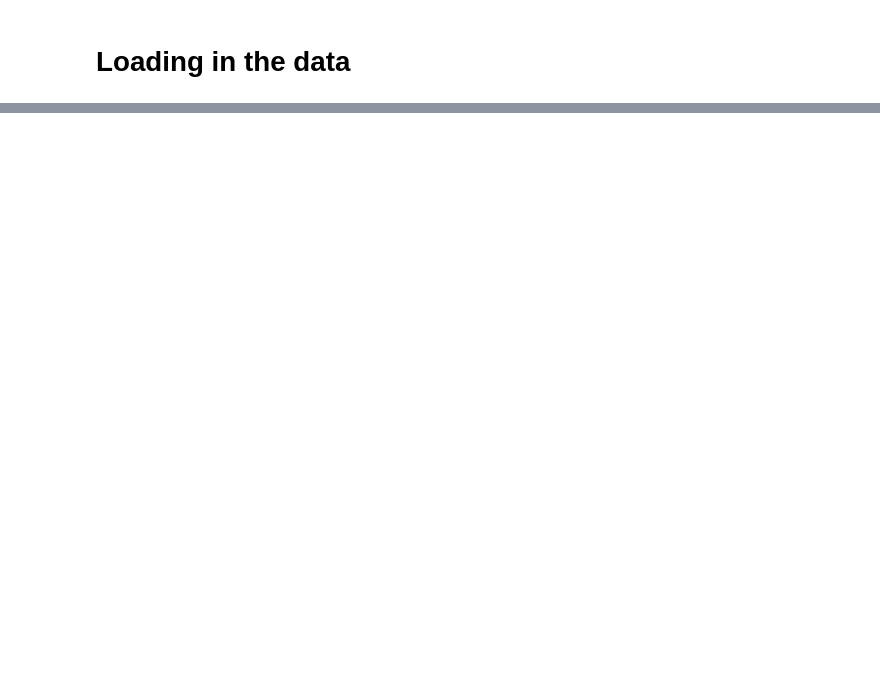
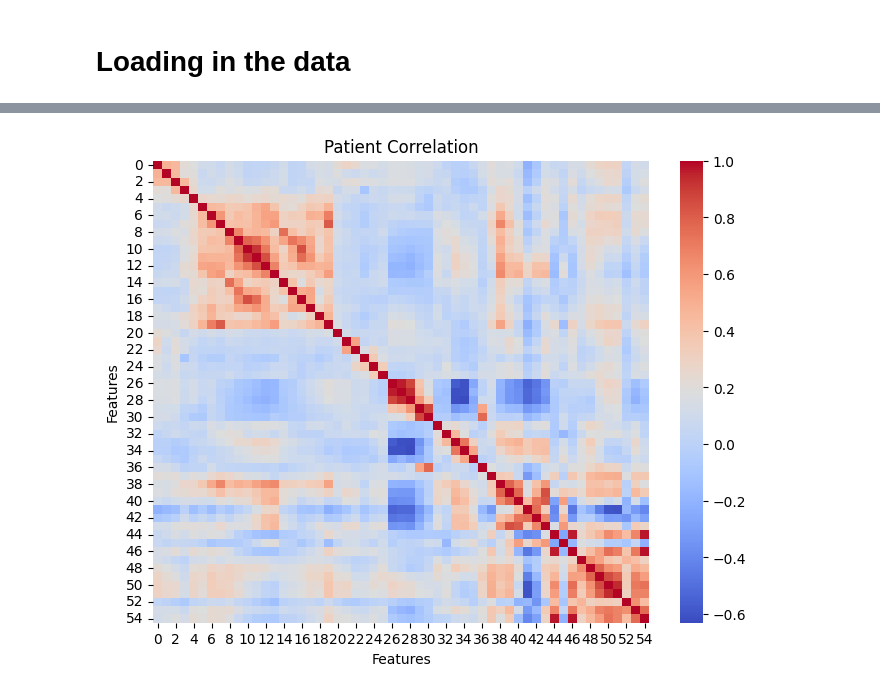
Before and after one commit to NoahWanless/SuperEeg-M467-project, a Jupyter notebook: test_new_u_method.ipynb, the cells around one changed output, grey strips where cells are left out. Cells and saved outputs as stored; diff of their text form; code cells hidden in the pictures; blank space fills up the shorter version.

```diff
--- a/test_new_u_method.ipynb
+++ b/test_new_u_method.ipynb
@@ -43,0 +86,9 @@ plt.show()
+# %%
+plt.figure(figsize=(8, 6))
+sns.heatmap(patient_corr_mat[7], cmap='coolwarm')  #[44:84,44:84]-patient_corr_mat[1].to_numpy()
+plt.title('Patient Correlation')
+plt.xlabel('Features')
+plt.ylabel('Features')
+plt.show()
+# %% [output]
+[figure, added]
```
Also changed, not shown: parts of 27 cells of this notebook, 2 other files.
